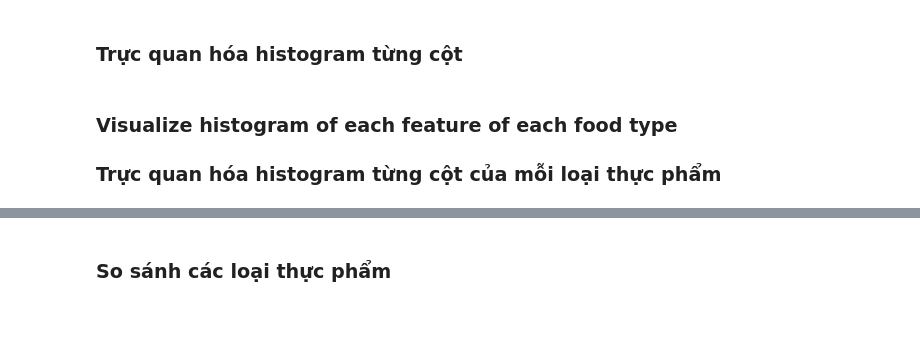
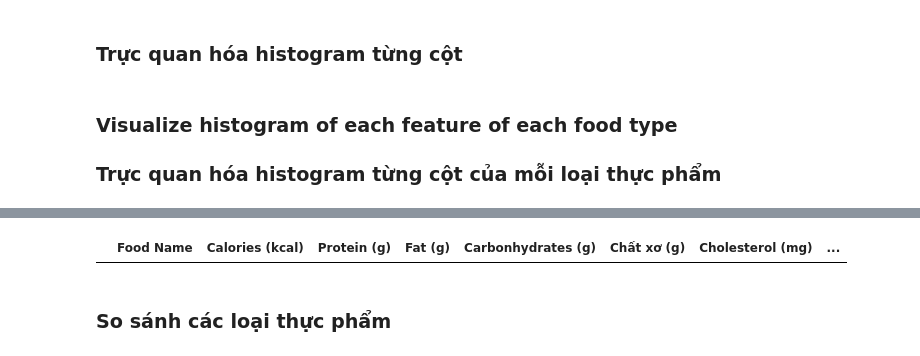
Before and after one commit to Al3927/Vietnamese-Food-Nutrition-Analysis, a Jupyter notebook: Analysis.ipynb, the cells around one changed output, grey strips where cells are left out. Drawn from its saved outputs; the diff is of its cells as text; code cells hidden in the pictures; blank space fills up the shorter version.

```diff
--- a/Analysis.ipynb
+++ b/Analysis.ipynb
@@ -253,4 +251,6 @@ array(['Ngũ cốc và sản phẩm chế biến từ chúng',
        'Nước giải khát, bia, rượu'], dtype=object)
 # %%
-food_type_df = pd.DataFrame(columns = df.columns.copy())
-# for
+inspect_feature = pd.DataFrame(columns = df.columns.copy())
+inspect_feature
+# %% [output]
+|  | Food Name | Calories (kcal) | Protein (g) | Fat (g) | Carbonhydrates (g) | Chất xơ (g) | Cholesterol (mg) | ... |
```
Also changed, not shown: parts of 5 cells of this notebook.
